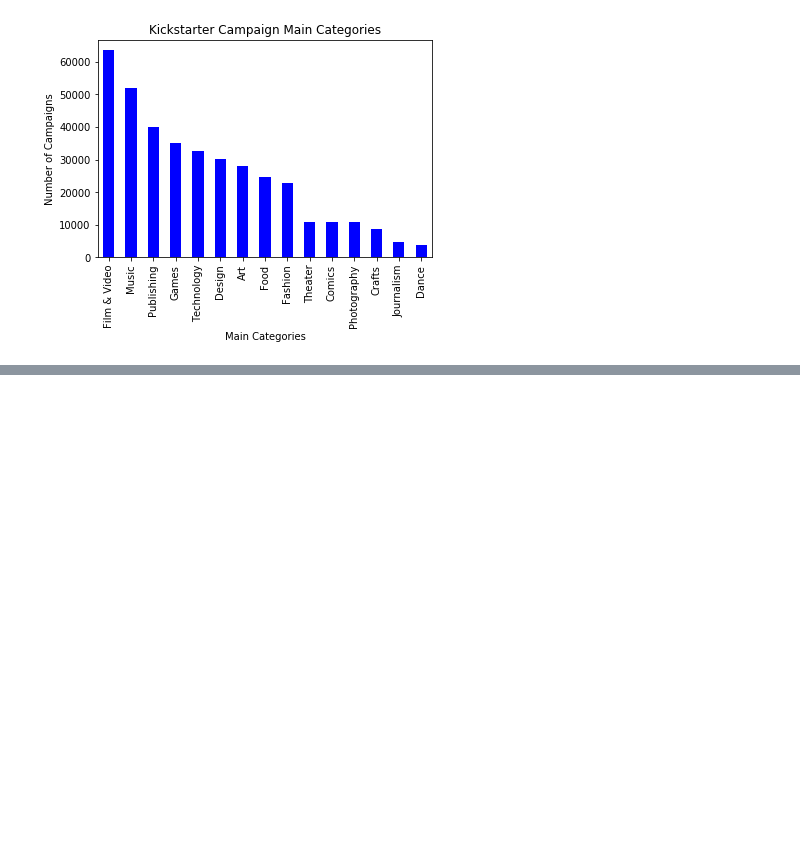
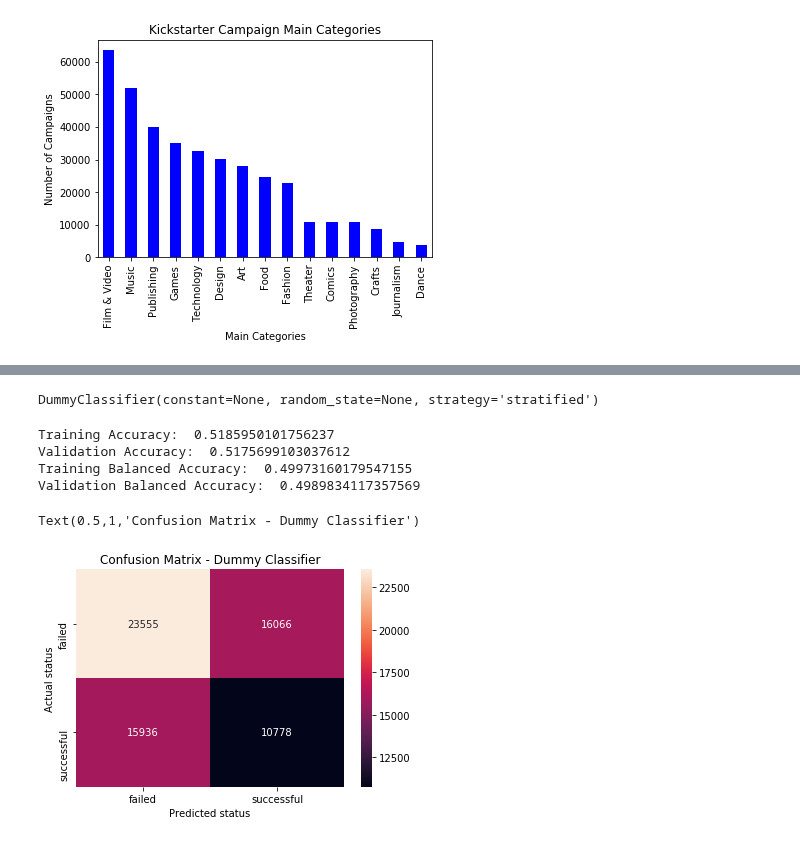
Before and after one commit to liberrhythm/mlvu-kickstarter-project, a Jupyter notebook: kickstarter_baseline_metrics.ipynb, the cells around one changed output, grey strips where cells are left out. Saved outputs shown, nothing was run; the diff lists cells and outputs as text; code cells hidden in the pictures; blank space fills up the shorter version.

```diff
--- a/kickstarter_baseline_metrics.ipynb
+++ b/kickstarter_baseline_metrics.ipynb
@@ -106,6 +103,7 @@ x_train = pd.read_csv("./x_train.csv")
 x_val = pd.read_csv("./x_val.csv")
 # %%
 # import state data => no header, so you have to specify header=None
-y_train = pd.read_csv("./y_train.csv", header=None)
-y_val = pd.read_csv("./y_val.csv", header=None)
+y_name = ["state"]
+y_train = pd.read_csv("./y_train.csv", names=y_name, header=None)
+y_val = pd.read_csv("./y_val.csv", names=y_name, header=None)
 # %%
@@ -118,0 +119,44 @@ print(type(y_val[0]))
+# %%
+# turn object into category
+y_train['state'] = y_train['state'].astype('category')
+y_val['state'] = y_val['state'].astype('category')
+# flatten 1-column dataframe into series
+y_train = y_train['state']
+y_val = y_val['state']
+# %%
+# DUMMY CLASSIFIER FROM SCIKIT-LEARN
+from sklearn.dummy import DummyClassifier
+clf = DummyClassifier()
+clf.fit(x_train, y_train)
+# %% [output]
+DummyClassifier(constant=None, random_state=None, strategy='stratified')
+# %%
+# predictions and probabilities
+predictions = clf.predict(x_val)
+probabilities = clf.predict_proba(x_val)
+training_predictions = clf.predict(x_train)
+# %%
+# training and validation accuracy
+print ("Training Accuracy: ", accuracy_score(y_train, training_predictions))
+print ("Validation Accuracy: ", accuracy_score(y_val, predictions))
+# training and validation balanced accuracy
+print ("Training Balanced Accuracy: ", balanced_accuracy_score(y_train, training_predictions))
+print ("Validation Balanced Accuracy: ", balanced_accuracy_score(y_val, predictions))
+# %% [output]
+Training Accuracy:  0.5185950101756237
+Validation Accuracy:  0.5175699103037612
+Training Balanced Accuracy:  0.49973160179547155
+Validation Balanced Accuracy:  0.4989834117357569
+# %%
+# best confusion matrix depiction using seaborn heatmap
+cm = confusion_matrix(y_val, predictions)
+class_names = y_val.unique()
+df_cm = pd.DataFrame(cm, index=class_names, columns=class_names)
+fig = plt.figure()
+heatmap = sn.heatmap(df_cm, annot=True, fmt="d")
+plt.xlabel('Predicted status')
+plt.ylabel('Actual status')
+plt.title('Confusion Matrix - Dummy Classifier')
+# %% [output]
+Text(0.5,1,'Confusion Matrix - Dummy Classifier')
+[figure, added]
```
Also changed, not shown: parts of 12 cells of this notebook, 6 other files.
